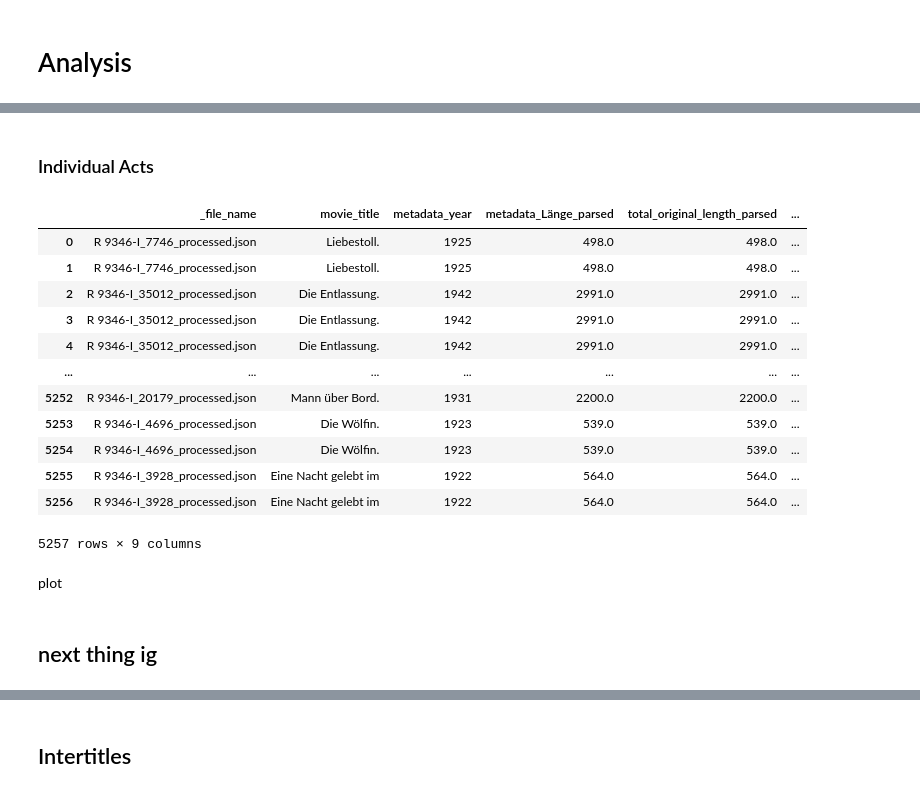
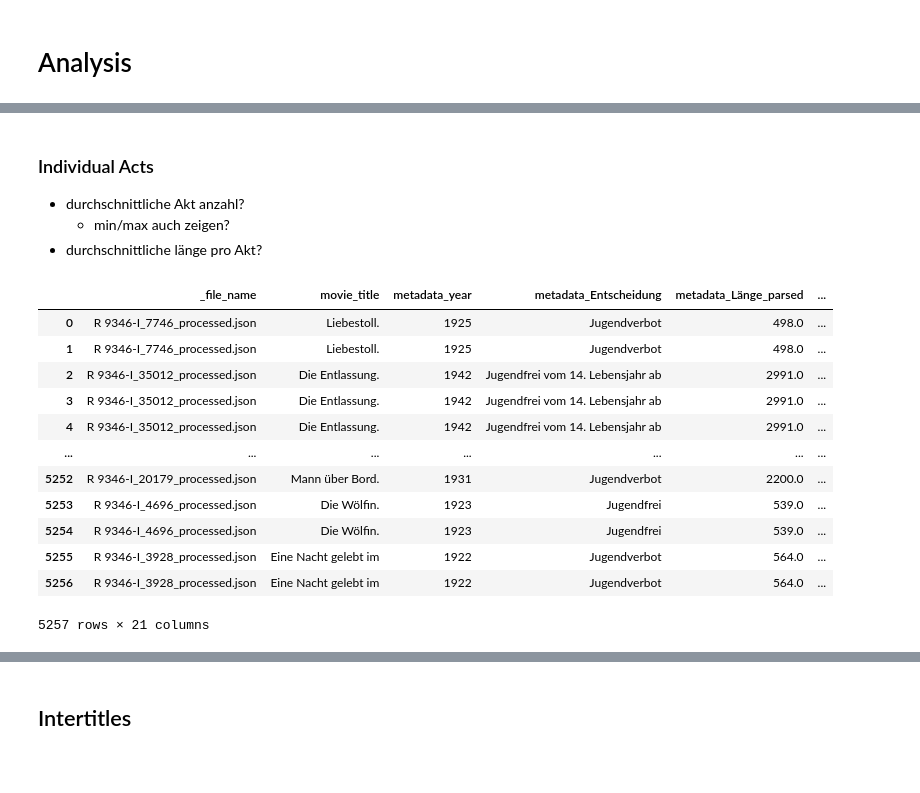
Before and after one commit to codemitdjango/german-film-censorship, a Jupyter notebook: src/analysis/content_analysis.ipynb, the cells around one changed output, grey strips where cells are left out. Cells and saved outputs as stored; diff of their text form; code cells hidden in the pictures; blank space fills up the shorter version.

```diff
--- a/src/analysis/content_analysis.ipynb
+++ b/src/analysis/content_analysis.ipynb
@@ -528,40 +630,50 @@ plt.show()
 # %% [markdown]
 ### Individual Acts
+- durchschnittliche Akt anzahl?
+    - min/max auch zeigen?
+- durchschnittliche länge pro Akt?
 # %%
 df_filmlength_acts = (
     df_filmlength
     .explode("length_details_individual_acts", ignore_index=True)
     .dropna(subset=["length_details_individual_acts"])
     .reset_index(drop=True)
 )
 
 df_filmlength_acts = pd.concat(
     [
         df_filmlength_acts.drop(columns="length_details_individual_acts"),
         pd.json_normalize(df_filmlength_acts["length_details_individual_acts"]),
     ],
     axis=1,
 )
 
 df_filmlength_acts["original_length"] = df_filmlength_acts["original_length"].apply(parse_meters)
 df_filmlength_acts["length_after_cut"] = df_filmlength_acts["length_after_cut"].apply(parse_meters)
 
+df_filmlength_acts["act_length_after_cut_for_analysis"] = (
+    df_filmlength_acts["length_after_cut"]
+)
+known_cut_status = df_filmlength_acts["cut_status"].isin(
+    ["geschnitten", "ungeschnitten"]
+)
+unchanged_acts = known_cut_status & df_filmlength_acts["length_after_cut"].isna()
+df_filmlength_acts.loc[unchanged_acts, "act_length_after_cut_for_analysis"] = (
+    df_filmlength_acts.loc[unchanged_acts, "original_length"]
+)
+
 df_filmlength_acts
 # %% [output]
-|  | _file_name | movie_title | metadata_year | metadata_Länge_parsed | total_original_length_parsed | ... |
-| 0 | R 9346-I_7746_processed.json | Liebestoll. | 1925 | 498.0 | 498.0 | ... |
-| 1 | R 9346-I_7746_processed.json | Liebestoll. | 1925 | 498.0 | 498.0 | ... |
-| 2 | R 9346-I_35012_processed.json | Die Entlassung. | 1942 | 2991.0 | 2991.0 | ... |
-| 3 | R 9346-I_35012_processed.json | Die Entlassung. | 1942 | 2991.0 | 2991.0 | ... |
-| 4 | R 9346-I_35012_processed.json | Die Entlassung. | 1942 | 2991.0 | 2991.0 | ... |
+|  | _file_name | movie_title | metadata_year | metadata_Entscheidung | metadata_Länge_parsed | ... |
+| 0 | R 9346-I_7746_processed.json | Liebestoll. | 1925 | Jugendverbot | 498.0 | ... |
+| 1 | R 9346-I_7746_processed.json | Liebestoll. | 1925 | Jugendverbot | 498.0 | ... |
+| 2 | R 9346-I_35012_processed.json | Die Entlassung. | 1942 | Jugendfrei vom 14. Lebensjahr ab | 2991.0 | ... |
+| 3 | R 9346-I_35012_processed.json | Die Entlassung. | 1942 | Jugendfrei vom 14. Lebensjahr ab | 2991.0 | ... |
+| 4 | R 9346-I_35012_processed.json | Die Entlassung. | 1942 | Jugendfrei vom 14. Lebensjahr ab | 2991.0 | ... |
 | ... | ... | ... | ... | ... | ... | ... |
-| 5252 | R 9346-I_20179_processed.json | Mann über Bord. | 1931 | 2200.0 | 2200.0 | ... |
-| 5253 | R 9346-I_4696_processed.json | Die Wölfin. | 1923 | 539.0 | 539.0 | ... |
-| 5254 | R 9346-I_4696_processed.json | Die Wölfin. | 1923 | 539.0 | 539.0 | ... |
-| 5255 | R 9346-I_3928_processed.json | Eine Nacht gelebt im | 1922 | 564.0 | 564.0 | ... |
-| 5256 | R 9346-I_3928_processed.json | Eine Nacht gelebt im | 1922 | 564.0 | 564.0 | ... |
+| 5252 | R 9346-I_20179_processed.json | Mann über Bord. | 1931 | Jugendverbot | 2200.0 | ... |
+| 5253 | R 9346-I_4696_processed.json | Die Wölfin. | 1923 | Jugendfrei | 539.0 | ... |
+| 5254 | R 9346-I_4696_processed.json | Die Wölfin. | 1923 | Jugendfrei | 539.0 | ... |
+| 5255 | R 9346-I_3928_processed.json | Eine Nacht gelebt im | 1922 | Jugendverbot | 564.0 | ... |
+| 5256 | R 9346-I_3928_processed.json | Eine Nacht gelebt im | 1922 | Jugendverbot | 564.0 | ... |
-5257 rows × 9 columns
+5257 rows × 21 columns
-# %% [markdown]
-plot
-# %% [markdown]
-## next thing ig
```
Also changed, not shown: parts of 16 cells of this notebook.
